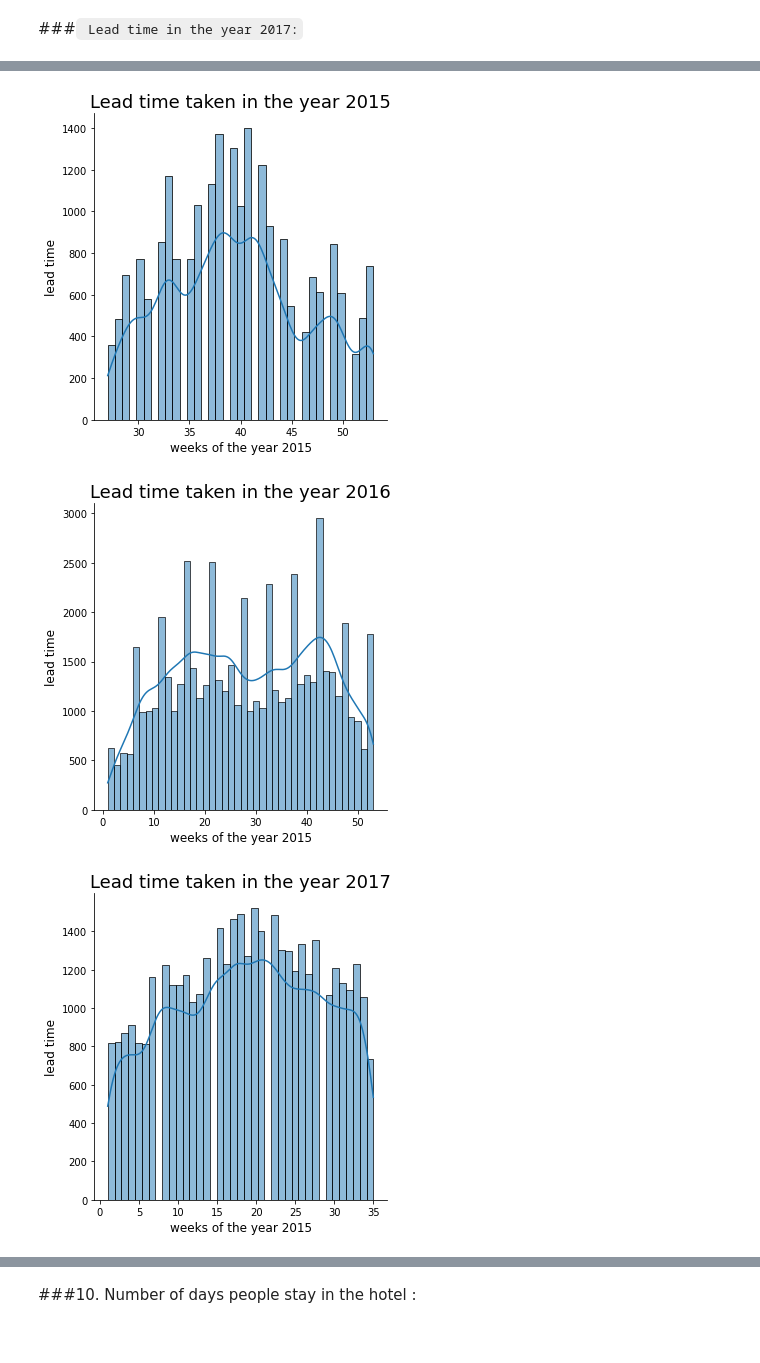
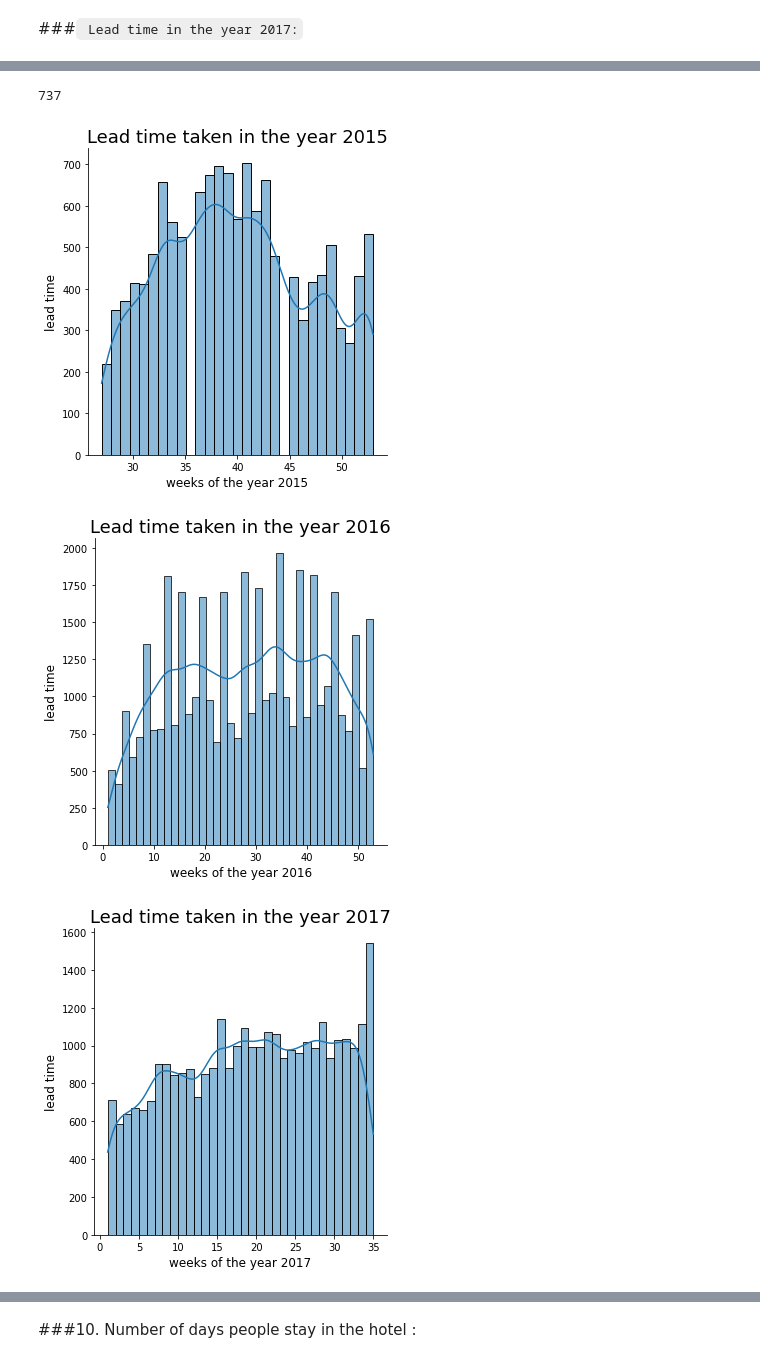
Before and after one commit to KapilNarayanSingh/hotel-booking-analysis, a Jupyter notebook: Group_EDA_Hotel_Booking_Analysis_Capstone_Project.ipynb, the cells around one changed output, grey strips where cells are left out. Drawn from its saved outputs; the diff is of its cells as text; code cells hidden in the pictures.

```diff
--- a/Group_EDA_Hotel_Booking_Analysis_Capstone_Project.ipynb
+++ b/Group_EDA_Hotel_Booking_Analysis_Capstone_Project.ipynb
@@ -79,3 +104,7 @@ new_hotel_df = hotel_df.copy()
+# %%
+# Removing duplicate rows:
+new_hotel_df[new_hotel_df.duplicated()]
+new_hotel_df.drop_duplicates(inplace = True)
 # %%
 # sorting null values of the above 4 columns
 No_Null_company_df = new_hotel_df[~new_hotel_df['company'].isna()]
@@ -505,34 +536,38 @@ a_list_1
+# %%
+a_list_1['lead_time_15'].max()
+# %% [output]
+737
 # %%
 # lead time analysis by weeks of the year 2015
 
 sns.displot(data=a_list_1, x="week_15", kde=True)
 
 plt.xlabel('weeks of the year 2015', fontsize = 12)
 plt.ylabel('lead time', fontsize = 12)
 plt.title("Lead time taken in the year 2015", fontsize = 18)
 plt.show()
 
 
 # lead time analysis by weeks of the year 2016
 
 sns.displot(data=a_list_2, x="week_16", kde=True)
 
-plt.xlabel('weeks of the year 2015', fontsize = 12)
+plt.xlabel('weeks of the year 2016', fontsize = 12)
 plt.ylabel('lead time', fontsize = 12)
 plt.title("Lead time taken in the year 2016", fontsize = 18)
 plt.show()
 
 
 # lead time analysis by weeks of the year 2017
 
 sns.displot(data=a_list_3, x="week_17", kde=True)
 
-plt.xlabel('weeks of the year 2015', fontsize = 12)
+plt.xlabel('weeks of the year 2017', fontsize = 12)
 plt.ylabel('lead time', fontsize = 12)
 plt.title("Lead time taken in the year 2017", fontsize = 18)
 plt.show()
 # %% [output]
-[figure, old version]
+[figure, new version]
-[figure, old version]
+[figure, new version]
-[figure, old version]
+[figure, new version]
 # %% [markdown]
```
Also changed, not shown: parts of 71 cells of this notebook.
